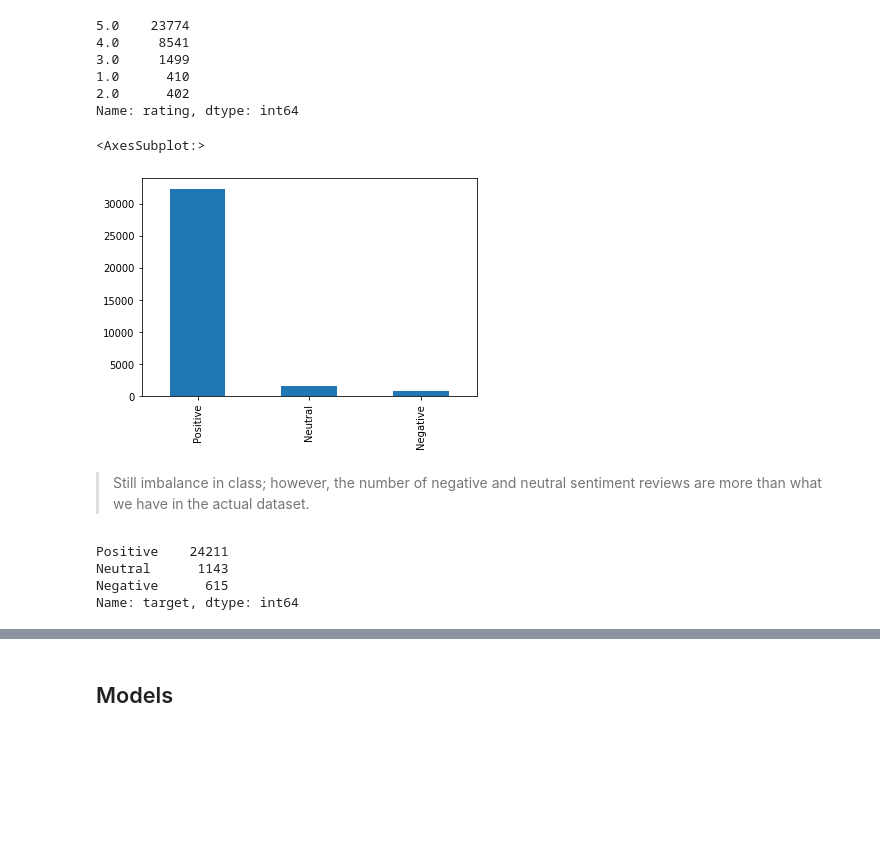
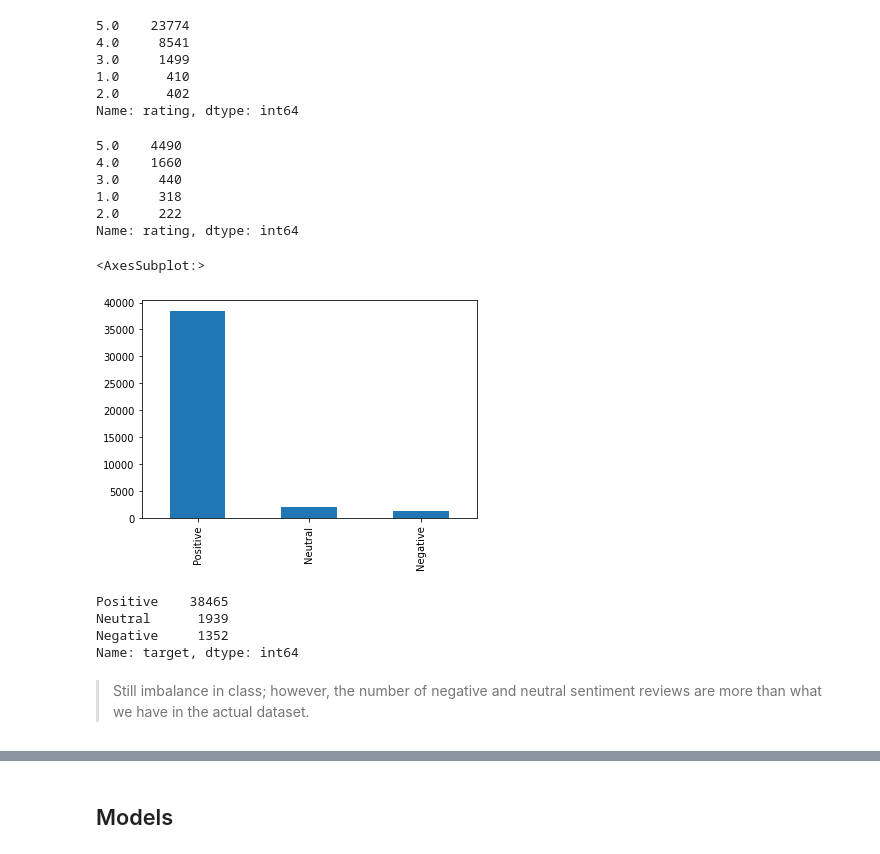
Before and after one commit to singsang2/dsc-mod-4-project-v2-1-onl01-dtsc-ft-070620, a Jupyter notebook: Tweet_sentiment_analysis.ipynb, the cells around one changed output, grey strips where cells are left out. Saved outputs shown, nothing was run; the diff lists cells and outputs as text; code cells hidden in the pictures; blank space fills up the shorter version.

```diff
--- a/Tweet_sentiment_analysis.ipynb
+++ b/Tweet_sentiment_analysis.ipynb
@@ -1001,9 +1341,13 @@ amazon.head()
 # %%
 amazon = amazon[['reviews.text', 'reviews.rating']]
 amazon.columns = ['text', 'rating']
+
+elec = elec[['reviews.text', 'reviews.rating']]
+elec.columns = ['text', 'rating']
 # %%
 # Drops any Null rows
 amazon.dropna(inplace=True)
+elec.dropna(inplace=True)
 # %%
 amazon['rating'].value_counts()
 # %% [output]
@@ -1013,6 +1357,17 @@ amazon['rating'].value_counts()
 1.0      410
 2.0      402
 Name: rating, dtype: int64
+# %%
+elec['rating'].value_counts()
+# %% [output]
+5.0    4490
+4.0    1660
+3.0     440
+1.0     318
+2.0     222
+Name: rating, dtype: int64
+# %%
+review_df = pd.concat([amazon, elec])
 # %%
 # Dictionary to change numerical rating into sentiment rating
 score_dict = {5.0:'Positive', 4.0:'Positive',
@@ -1020,12 +1375,19 @@ score_dict = {5.0:'Positive', 4.0:'Positive',
               2.0:'Negative', 1.0:'Negative'}
 # %%
 # Converts numerical rating to categorical
-amazon['target'] = amazon['rating'].apply(lambda x: score_dict[x])
+review_df['target'] = review_df['rating'].apply(lambda x: score_dict[x])
 # %%
 # Visualize distribution of different sentiments
-amazon['target'].value_counts().plot.bar()
+review_df['target'].value_counts().plot.bar()
 # %% [output]
 <AxesSubplot:>
-[figure, old version]
+[figure, new version]
+# %%
+review_df['target'].value_counts()
+# %% [output]
+Positive    38465
+Neutral      1939
+Negative     1352
+Name: target, dtype: int64
 # %% [markdown]
 > Still imbalance in class; however, the number of negative and neutral sentiment reviews are more than what we have in the actual dataset.
@@ -1062,7 +1393,0 @@ X_train_vect, X_veri_vect, X_test_vect, y_train, y_veri, y_test = preprocess_com
-# %%
-pd.Series(y_train).value_counts()
-# %% [output]
-Positive    24211
-Neutral      1143
-Negative      615
-Name: target, dtype: int64
```
Also changed, not shown: parts of 208 cells of this notebook, 6 other files.
